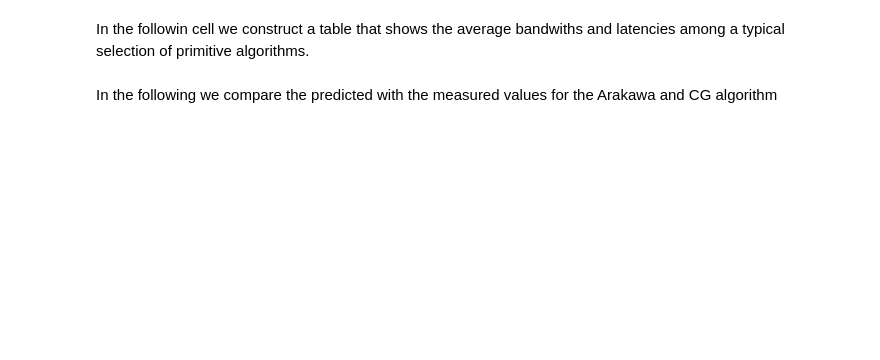
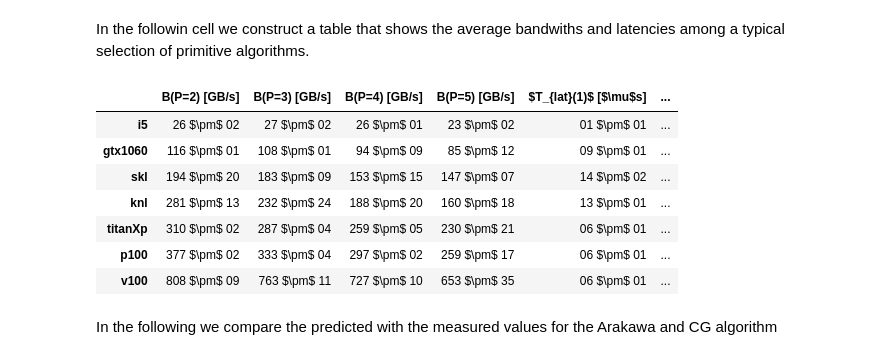
Before and after one commit to mwiesenberger/performance, a Jupyter notebook: 5-prediction.ipynb, the cells around one changed output. Saved outputs shown, nothing was run; the diff lists cells and outputs as text; code cells hidden in the pictures; blank space fills up the shorter version.

```diff
--- a/5-prediction.ipynb
+++ b/5-prediction.ipynb
@@ -88,7 +89,7 @@ In the followin cell we construct a table that shows the average bandwiths and l
 # %%
 lines=[]
 #now compute and plot the prediction
-archs = ['i5','gtx1060','skl','knl','p100','v100']
+archs = ['i5','gtx1060','skl','knl','titanXp','p100','v100']
 for k in archs :
     line =[]
     for q,l in latencies.items():
@@ -107,37 +108,44 @@ for k in archs :
             err_lat = [theo.loc[k,'axpby_lat_'+dist+'_err'], theo.loc[k,'dot_lat_'+dist+'_err'], theo.loc[k,'dxdy_lat_'+dist+'_err']]
             latency = ( l[0]*lat[0]+ l[1]* lat[1] + l[2]*lat[2])/L #in us
             err_latency = np.sqrt( (l[0]*err_lat[0])**2 + (l[1]*err_lat[1])**2 + (l[2]*err_lat[2])**2 )/L
-            if (dist == 'dist') and ((k == 'i5') or (k=='gtx1060')):
+            if (dist == 'dist') and ((k == 'i5') or (k=='gtx1060') or (k=='titanXp')):
                 line.append(toString( None))
             else: line.append(toString( latency)+" $\pm$ "+toString(err_latency))
         #print(q,latency)
 
     lines.append(line)
 index = archs
 tuples=[]
 for p in latencies.keys():
     for q in ['B(P=2) [GB/s]','B(P=3) [GB/s]','B(P=4) [GB/s]','B(P=5) [GB/s]',
               '$T_{lat}(1)$ [$\mu$s]','$T_{lat}(4)$ [$\mu$s]']:
         tuples.append((p,q))
 
 
 cols=pd.MultiIndex.from_tuples(tuples)
 
 avg = pd.DataFrame(lines, index=index, columns=cols)
 #avg.sort_values(by=('avg','B(P=2) [GB/s]'), inplace=True)
 #avg.loc[:,('cg','size')]=(avg['cg']['P=3']/1e3*9/34
 #                              )*avg['cg']['lat 4 [$\mu$s]']
 pd.set_option('display.float_format', lambda x: '%.0f' % x)
 #avg.loc['i5',('avg','$T_{lat}(4)$ [$\mu$s]')]='n/a'
 #avg.loc['gtx1060',('avg','$T_{lat}(4)$ [$\mu$s]')]='n/a'
 filename='avg.tex'
 with open(filename, 'wb') as f:
     f.write(bytes(avg['avg'].to_latex(
         escape=False,column_format='lp{1.5cm}p{1.5cm}p{1.5cm}p{1.5cm}p{1.2cm}p{1.2cm}',
                                bold_rows=True),'UTF-8'))
 avg['avg']
-del latencies['avg']
-del memops['avg']
+# %% [output]
+|  | B(P=2) [GB/s] | B(P=3) [GB/s] | B(P=4) [GB/s] | B(P=5) [GB/s] | $T_{lat}(1)$ [$\mu$s] | ... |
+| i5 | 26 $\pm$ 02 | 27 $\pm$ 02 | 26 $\pm$ 01 | 23 $\pm$ 02 | 01 $\pm$ 01 | ... |
+| gtx1060 | 116 $\pm$ 01 | 108 $\pm$ 01 | 94 $\pm$ 09 | 85 $\pm$ 12 | 09 $\pm$ 01 | ... |
+| skl | 194 $\pm$ 20 | 183 $\pm$ 09 | 153 $\pm$ 15 | 147 $\pm$ 07 | 14 $\pm$ 02 | ... |
+| knl | 281 $\pm$ 13 | 232 $\pm$ 24 | 188 $\pm$ 20 | 160 $\pm$ 18 | 13 $\pm$ 01 | ... |
+| titanXp | 310 $\pm$ 02 | 287 $\pm$ 04 | 259 $\pm$ 05 | 230 $\pm$ 21 | 06 $\pm$ 01 | ... |
+| p100 | 377 $\pm$ 02 | 333 $\pm$ 04 | 297 $\pm$ 02 | 259 $\pm$ 17 | 06 $\pm$ 01 | ... |
+| v100 | 808 $\pm$ 09 | 763 $\pm$ 11 | 727 $\pm$ 10 | 653 $\pm$ 35 | 06 $\pm$ 01 | ... |
 # %% [markdown]
 In the following we compare the predicted with the measured values for the Arakawa and CG algorithm
 # %%
```
Also changed, not shown: parts of 2 cells of this notebook.
